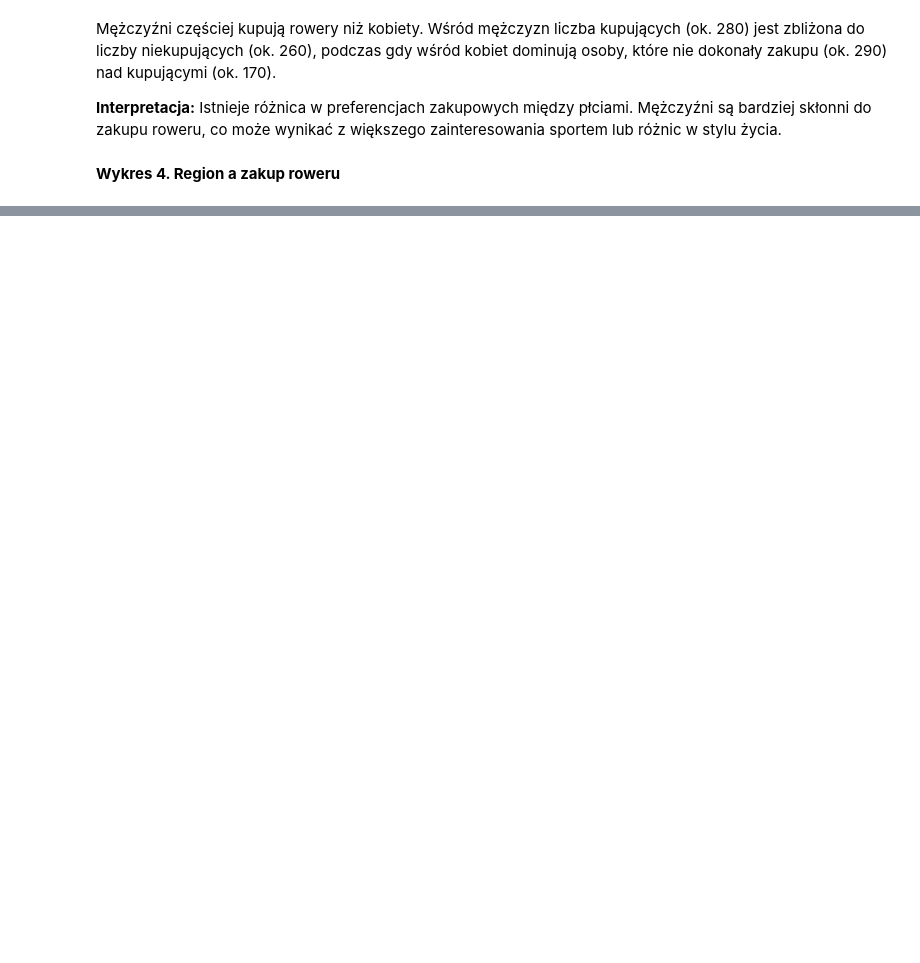
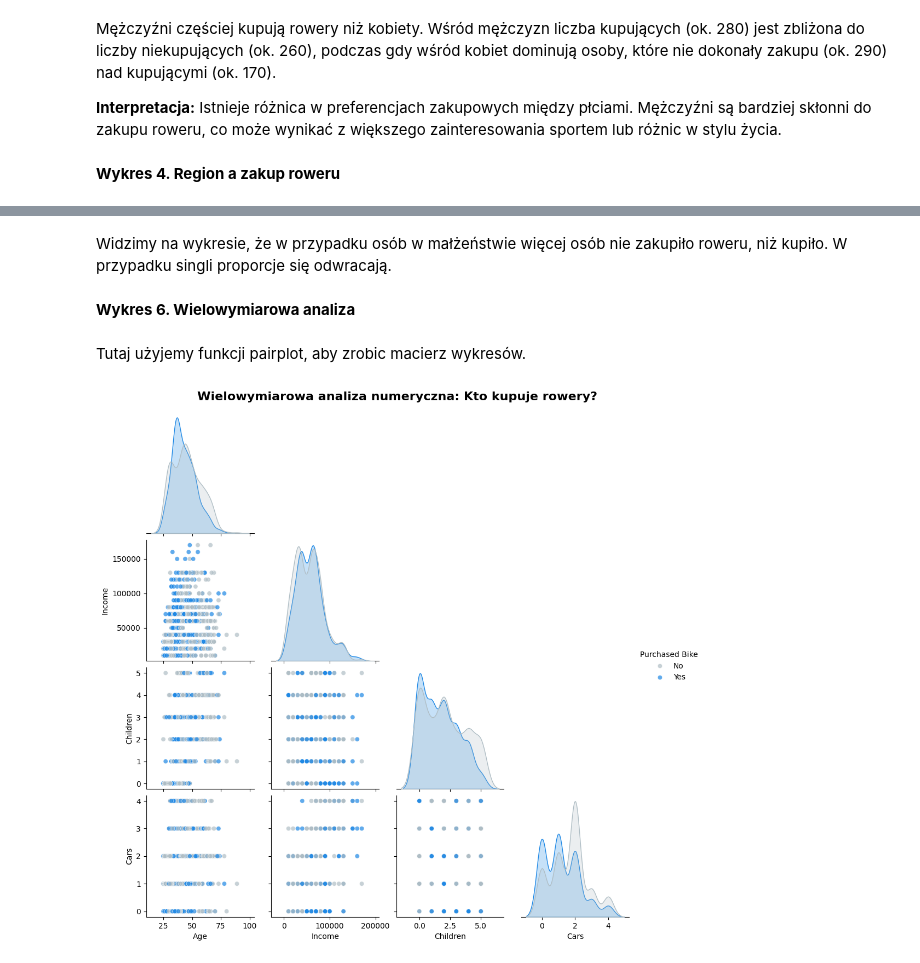
Before and after one commit to turekzuzanna32-05/Projekt---Rowery, a Jupyter notebook: 3. Wizualizacja.ipynb, the cells around one changed output, grey strips where cells are left out. Cells and saved outputs as stored; diff of their text form; code cells hidden in the pictures; blank space fills up the shorter version.

```diff
--- a/3. Wizualizacja.ipynb
+++ b/3. Wizualizacja.ipynb
@@ -88,0 +121,22 @@ W regionie Pacific odsetek zakupów jest najwyższy (ponad 50% osób kupiło row
+# %% [markdown]
+Widzimy na wykresie, że w przypadku osób w małżeństwie więcej osób nie zakupiło roweru, niż kupiło. W przypadku singli proporcje się odwracają.
+# %% [markdown]
+**Wykres 6. Wielowymiarowa analiza**
+# %% [markdown]
+Tutaj użyjemy funkcji pairplot, aby zrobic macierz wykresów.
+# %%
+kolumny_do_wykresu = ['Age', 'Income', 'Children', 'Cars', 'Purchased Bike']
+
+sns.pairplot(
+    df[kolumny_do_wykresu],
+    hue='Purchased Bike',
+    palette=['#B0BEC5', '#1E88E5'],
+    hue_order=['No', 'Yes'],
+    corner=True,
+    plot_kws={'alpha': 0.7}
+)
+
+plt.suptitle('Wielowymiarowa analiza numeryczna: Kto kupuje rowery?', y=1.02, fontsize=16, fontweight='bold')
+plt.show()
+# %% [output]
+[figure, added]
```
Also changed, not shown: parts of 13 cells of this notebook.
